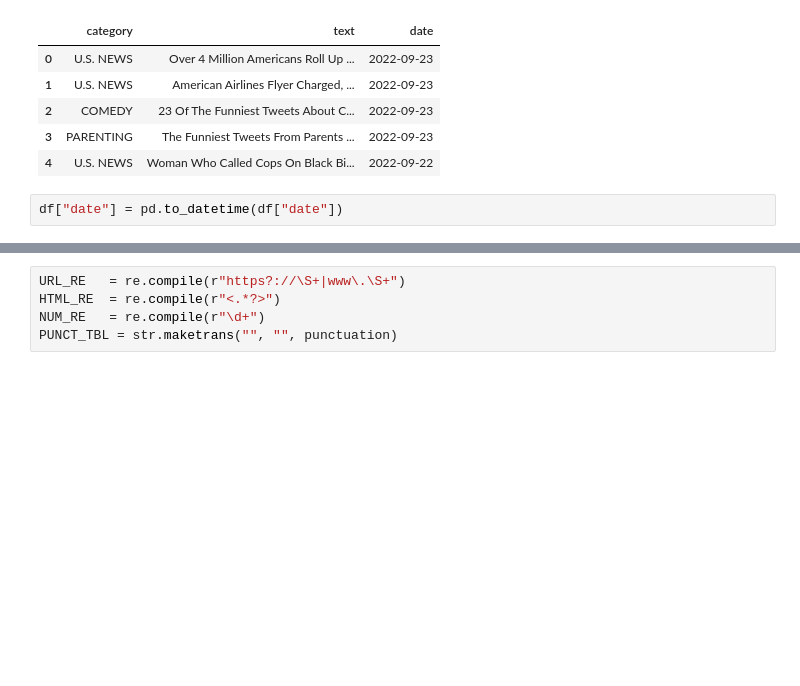
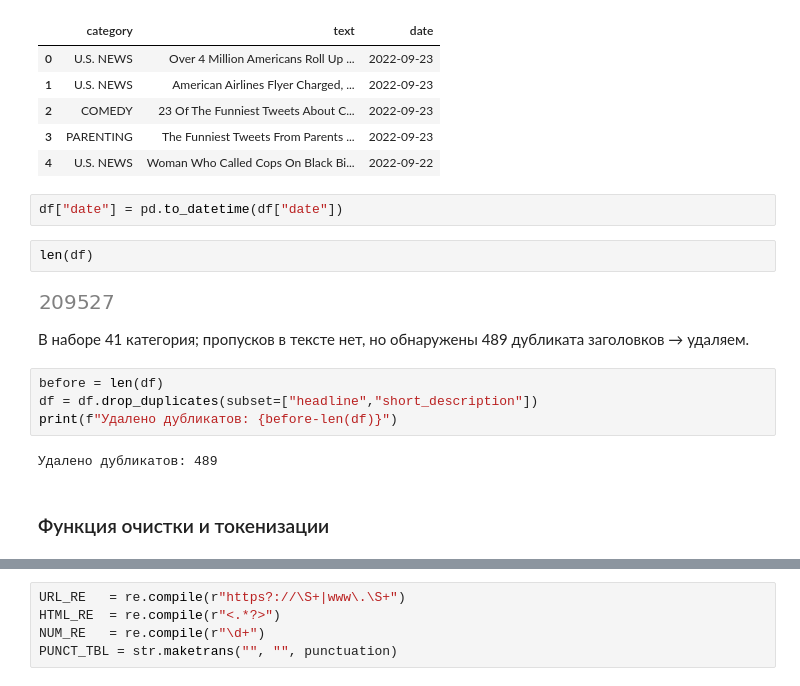
Before and after one commit to angryissues/descriptive_analysis, a Jupyter notebook: ML_project.ipynb, the cells around one changed output, grey strips where cells are left out. Drawn from its saved outputs; the diff is of its cells as text; blank space fills up the shorter version.

```diff
--- a/ML_project.ipynb
+++ b/ML_project.ipynb
@@ -19,6 +26,20 @@ df[["category", "text", "date"]].head()
 | 4 | U.S. NEWS | Woman Who Called Cops On Black Bi... | 2022-09-22 |
 # %%
 df["date"] = pd.to_datetime(df["date"])
+# %%
+len(df)
+# %% [output]
+[figure, added]
+# %% [markdown]
+В наборе 41 категория; пропусков в тексте нет, но обнаружены 489 дубликата заголовков → удаляем.
+# %%
+before = len(df)
+df = df.drop_duplicates(subset=["headline","short_description"])
+print(f"Удалено дубликатов: {before-len(df)}")
+# %% [output]
+Удалено дубликатов: 489
+# %% [markdown]
+### Функция очистки и токенизации
 # %%
 import nltk, json
 from nltk.corpus import stopwords
```
Also changed, not shown: parts of 36 cells of this notebook.
